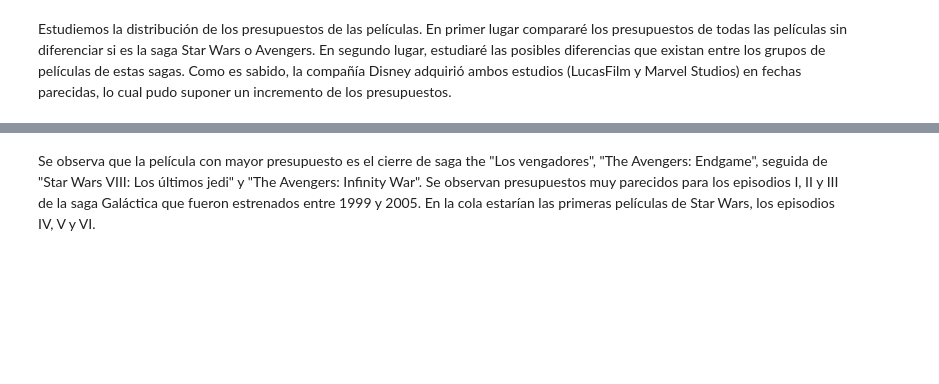
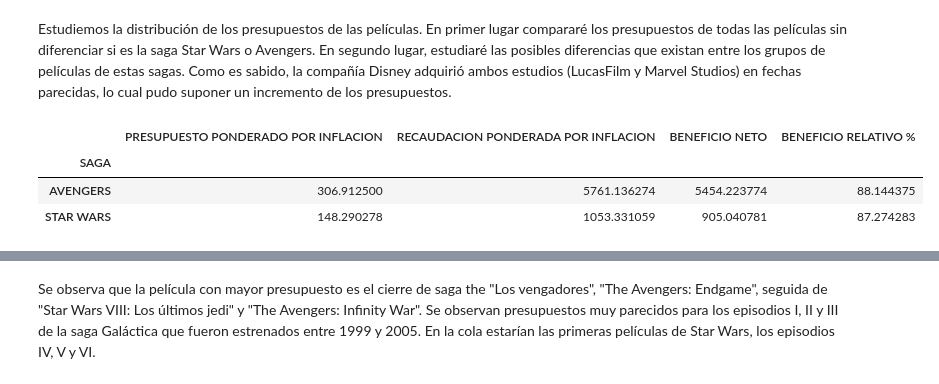
Before and after one commit to AferriDaniel/sw_vs_avengers, a Jupyter notebook: Analisis.ipynb, the cells around one changed output, grey strips where cells are left out. Cells and saved outputs as stored; diff of their text form; code cells hidden in the pictures; blank space fills up the shorter version.

```diff
--- a/Analisis.ipynb
+++ b/Analisis.ipynb
@@ -328,6 +328,14 @@ raw_data
 # %% [markdown]
 Estudiemos la distribución de los presupuestos de las películas. En primer lugar compararé los presupuestos de todas las películas sin diferenciar si es la saga Star Wars o Avengers. En segundo lugar, estudiaré las posibles diferencias que existan entre los grupos de películas de estas sagas.
 Como es sabido, la compañía Disney adquirió ambos estudios (LucasFilm y Marvel Studios) en fechas parecidas, lo cual pudo suponer un incremento de los presupuestos.
+# %%
+mean_by_groups=raw_data.groupby('SAGA').mean()[['PRESUPUESTO PONDERADO POR INFLACION','RECAUDACION PONDERADA POR INFLACION','BENEFICIO NETO','BENEFICIO RELATIVO %']]
+mean_by_groups
+# %% [output]
+|  | PRESUPUESTO PONDERADO POR INFLACION | RECAUDACION PONDERADA POR INFLACION | BENEFICIO NETO | BENEFICIO RELATIVO % |
+| SAGA |  |  |  |  |
+| AVENGERS | 306.912500 | 5761.136274 | 5454.223774 | 88.144375 |
+| STAR WARS | 148.290278 | 1053.331059 | 905.040781 | 87.274283 |
 # %%
 source = raw_data
 alt.Chart(source).mark_bar().encode(
```
Also changed, not shown: parts of 16 cells of this notebook.
